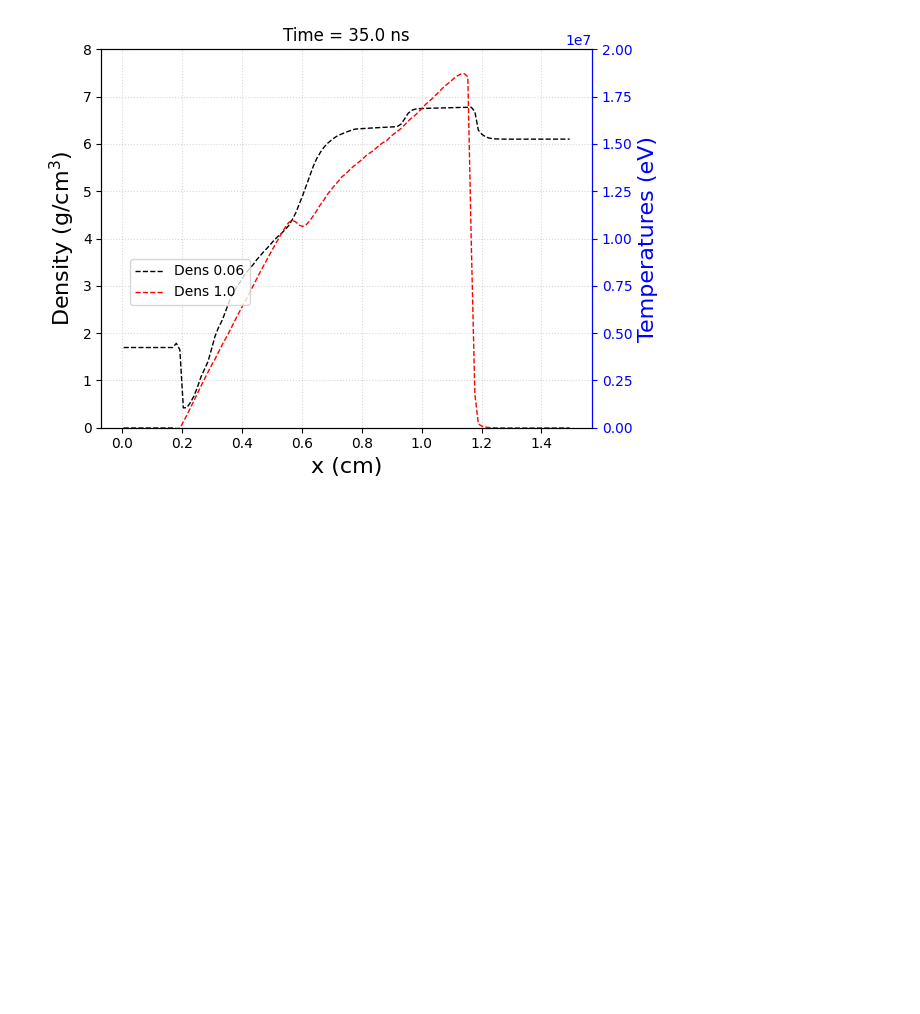
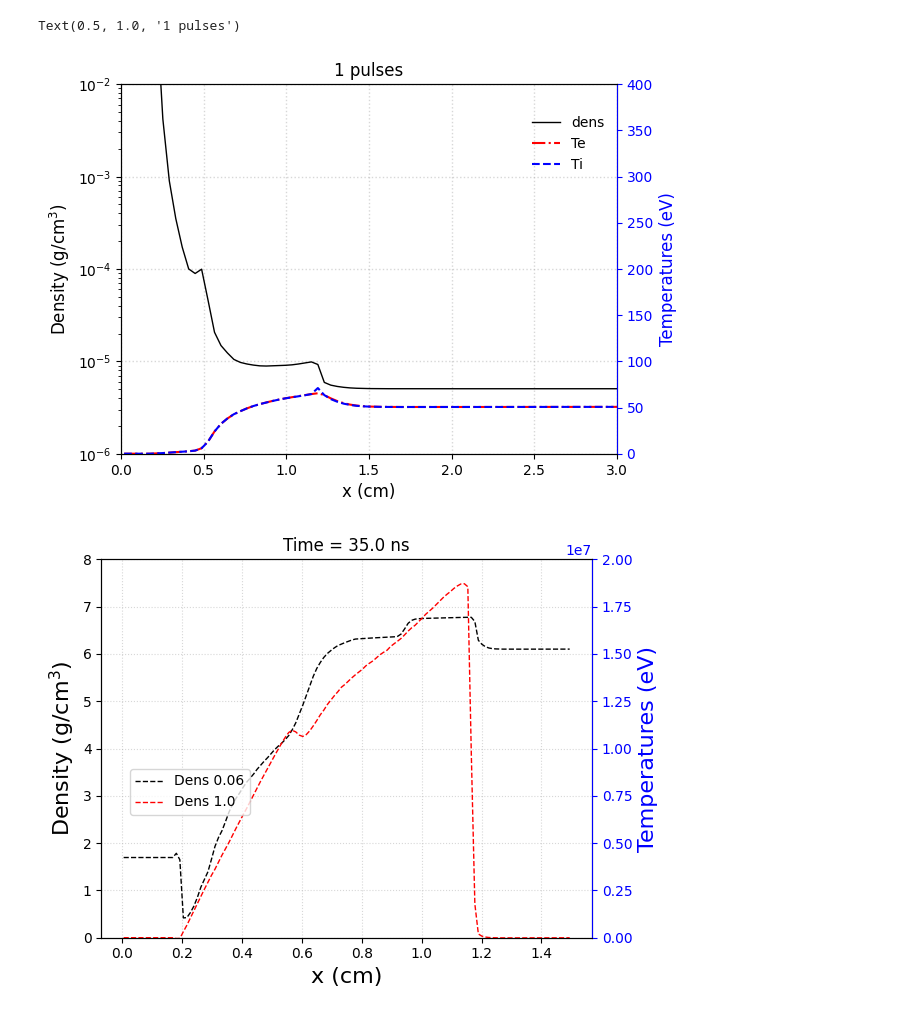
Before and after one commit to weipengyao/scripts, a Jupyter notebook: shock_flash_yt.ipynb, the cells around one changed output. Saved outputs shown, nothing was run; the diff lists cells and outputs as text; code cells hidden in the pictures; blank space fills up the shorter version.

```diff
--- a/shock_flash_yt.ipynb
+++ b/shock_flash_yt.ipynb
@@ -141,0 +153,31 @@ fig.tight_layout()
+# %%
+fig, axs = plt.subplots(1, 1, sharex=True)
+
+axs.semilogy(data_dict['x'], data_dict['dens'], '-k', lw=1.0)
+axs.set_ylabel(r'Density (g/cm$^3$)', color='k', fontsize=12)
+axs.tick_params(axis='y',color='k', labelcolor='k')
+axs.set_ylim([1e-6,1e-2])
+axs.set_xlim([0,3])
+axs.set_xlabel('x (cm)', fontsize=12)
+axs.grid(which='major', alpha=0.5,linestyle=':', lw=1.0)
+
+ax2 = axs.twinx()
+ax2.plot(data_dict['x'], data_dict['tele']/11600, '-.r', label='Te', lw=1.5)
+ax2.plot(data_dict['x'], data_dict['tion']/11600, '--b', label='Ti', lw=1.5)
+ax2.set_ylabel('Temperatures (eV)', color='b', fontsize=12)
+ax2.tick_params(axis='y', color='b', labelcolor='b')
+ax2.spines['right'].set_color('b')
+ax2.spines['left'].set_color('k')
+ax2.set_ylim([0, 400])
+
+
+fig.legend(['dens','Te','Ti'],
+           bbox_to_anchor=(0.9, 0.84),
+           fontsize=10,
+           fancybox=False,
+           frameon=False)
+# axs.set_title('Time = {:.1f} ns'.format(time_now))
+axs.set_title('1 pulses')
+# %% [output]
+Text(0.5, 1.0, '1 pulses')
+[figure, added]
```
Also changed, not shown: parts of 8 cells of this notebook, 2 other files.
